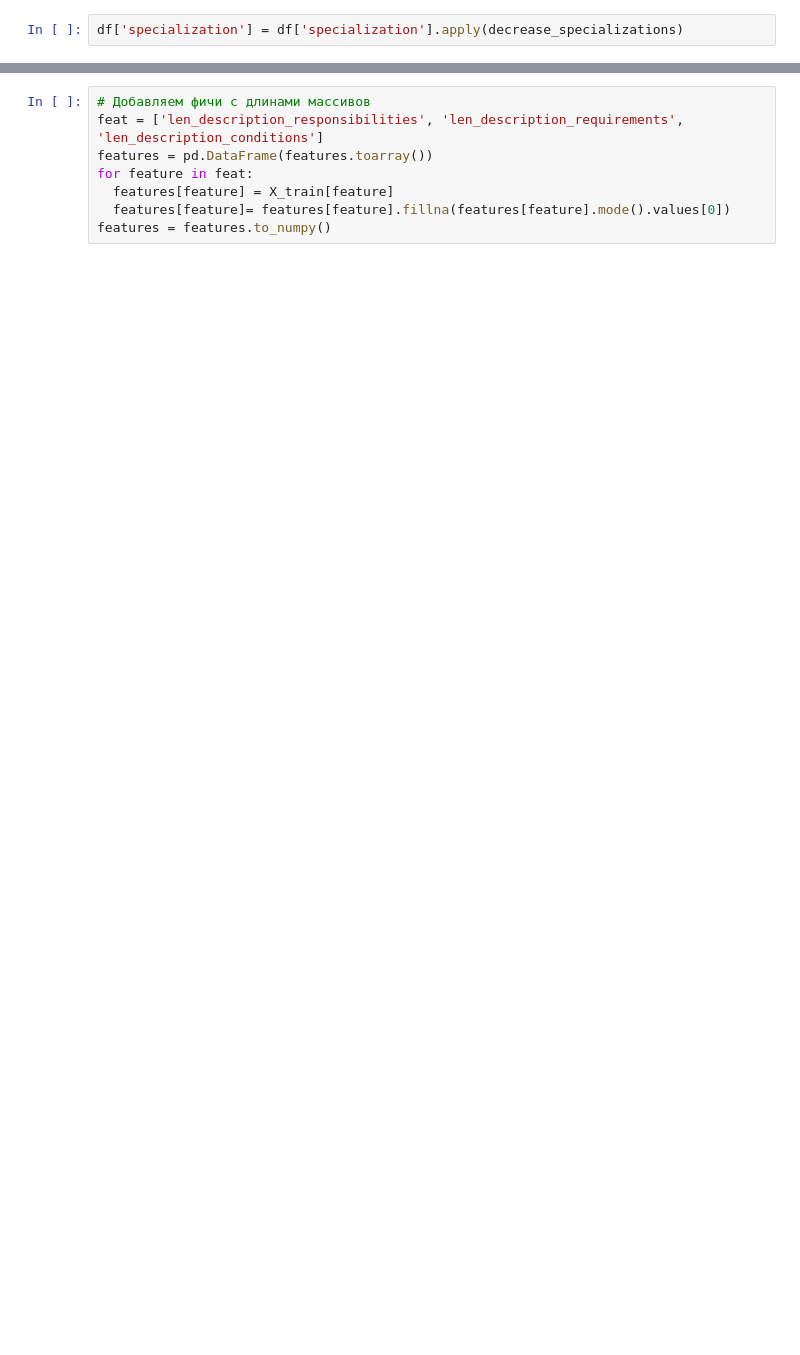
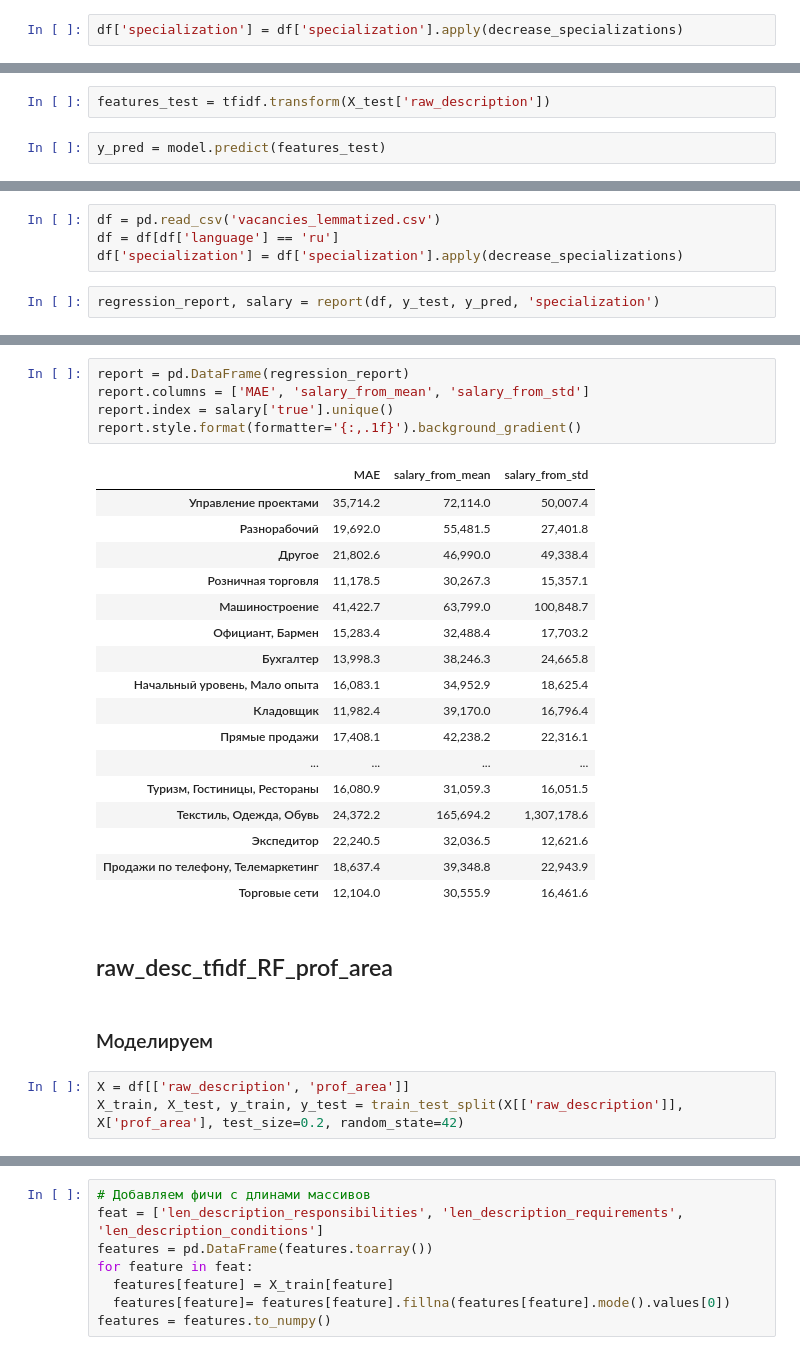
Before and after one commit to alievaliza/MSU_diploma, a Jupyter notebook: notebooks/prof_area_specialization_classification.ipynb, the cells around one changed output, grey strips where cells are left out. Cells and saved outputs as stored; diff of their text form; blank space fills up the shorter version.

```diff
--- a/notebooks/prof_area_specialization_classification.ipynb
+++ b/notebooks/prof_area_specialization_classification.ipynb
@@ -122,0 +163,4 @@ df['specialization'] = df['specialization'].apply(decrease_specializations)
+# %%
+features_test = tfidf.transform(X_test['raw_description'])
+# %%
+y_pred = model.predict(features_test)
@@ -122,0 +172,6 @@ df['specialization'] = df['specialization'].apply(decrease_specializations)
+# %%
+df = pd.read_csv('vacancies_lemmatized.csv')
+df = df[df['language'] == 'ru']
+df['specialization'] = df['specialization'].apply(decrease_specializations)
+# %%
+regression_report, salary = report(df, y_test, y_pred, 'specialization')
@@ -122,0 +199,30 @@ df['specialization'] = df['specialization'].apply(decrease_specializations)
+# %%
+report = pd.DataFrame(regression_report)
+report.columns = ['MAE', 'salary_from_mean', 'salary_from_std']
+report.index = salary['true'].unique()
+report.style.format(formatter='{:,.1f}').background_gradient()
+# %% [output]
+|  | MAE | salary_from_mean | salary_from_std |
+| Управление проектами | 35,714.2 | 72,114.0 | 50,007.4 |
+| Разнорабочий | 19,692.0 | 55,481.5 | 27,401.8 |
+| Другое | 21,802.6 | 46,990.0 | 49,338.4 |
+| Розничная торговля | 11,178.5 | 30,267.3 | 15,357.1 |
+| Машиностроение | 41,422.7 | 63,799.0 | 100,848.7 |
+| Официант, Бармен | 15,283.4 | 32,488.4 | 17,703.2 |
+| Бухгалтер | 13,998.3 | 38,246.3 | 24,665.8 |
+| Начальный уровень, Мало опыта | 16,083.1 | 34,952.9 | 18,625.4 |
+| Кладовщик | 11,982.4 | 39,170.0 | 16,796.4 |
+| Прямые продажи | 17,408.1 | 42,238.2 | 22,316.1 |
+| ... | ... | ... | ... |
+| Туризм, Гостиницы, Рестораны | 16,080.9 | 31,059.3 | 16,051.5 |
+| Текстиль, Одежда, Обувь | 24,372.2 | 165,694.2 | 1,307,178.6 |
+| Экспедитор | 22,240.5 | 32,036.5 | 12,621.6 |
+| Продажи по телефону, Телемаркетинг | 18,637.4 | 39,348.8 | 22,943.9 |
+| Торговые сети | 12,104.0 | 30,555.9 | 16,461.6 |
+# %% [markdown]
+## raw_desc_tfidf_RF_prof_area
+# %% [markdown]
+### Моделируем
+# %%
+X = df[['raw_description', 'prof_area']]
+X_train, X_test, y_train, y_test = train_test_split(X[['raw_description']], X['prof_area'], test_size=0.2, random_state=42)
```
Also changed, not shown: parts of 139 cells of this notebook.
